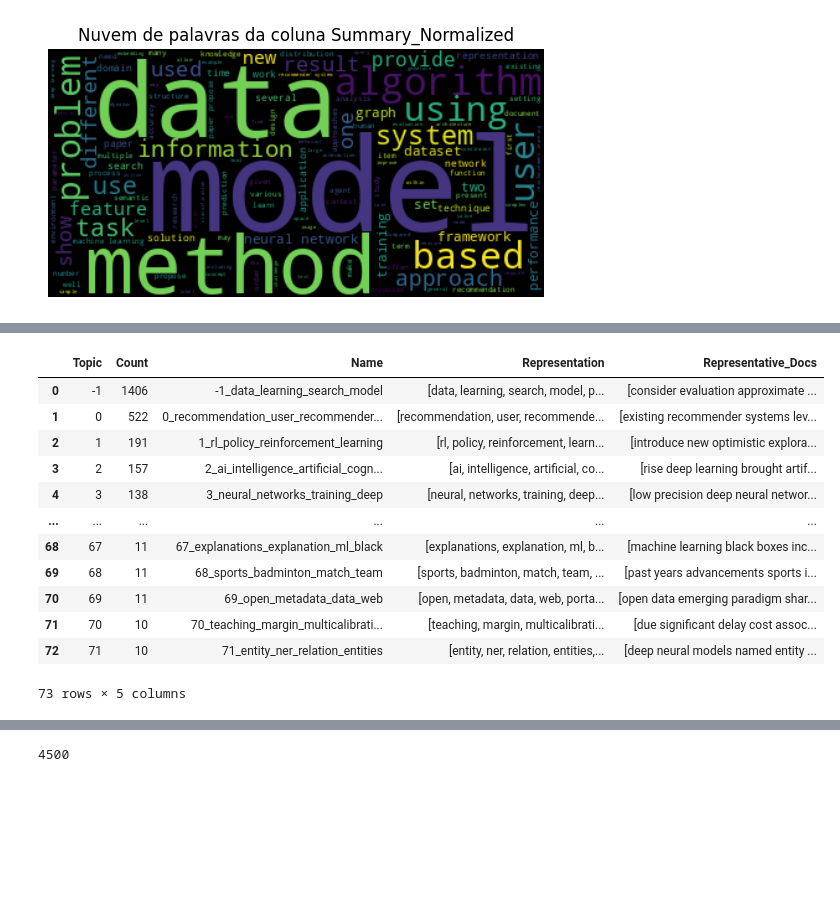
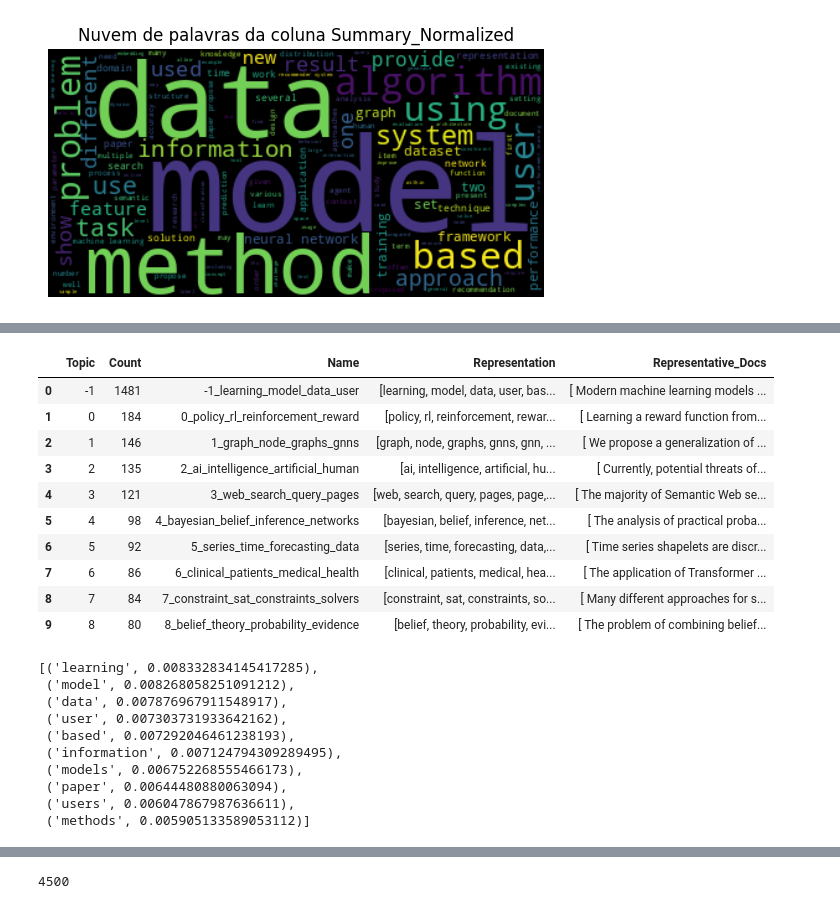
Before and after one commit to FelipeValencio/APS, a Jupyter notebook: APS.ipynb, the cells around one changed output, grey strips where cells are left out. Saved outputs shown, nothing was run; the diff lists cells and outputs as text; code cells hidden in the pictures; blank space fills up the shorter version.

Commit message:
BERTopic

```diff
--- a/APS.ipynb
+++ b/APS.ipynb
@@ -69,0 +43,24 @@ memory usage: 93.8+ KB
+# %%
+# Carrega os dataset que serão utilizados, e cria um com todas as categorias juntas
+df_AI = pd.read_csv('data/cs.AI.csv').sample(1500)
+df_ML = pd.read_csv('data/cs.LG.csv').sample(1500)
+df_IR = pd.read_csv('data/cs.IR.csv').sample(1500)
+
+df_todos = pd.concat([df_AI, df_ML, df_IR], axis=0)
+
+# Converte a coluna Published para datetime
+df_AI['Published'] = pd.to_datetime(df_AI['Published'])
+df_ML['Published'] = pd.to_datetime(df_ML['Published'])
+df_IR['Published'] = pd.to_datetime(df_IR['Published'])
+df_todos['Published'] = pd.to_datetime(df_todos['Published'])
+
+# Cria lista com os timestamps e abstracts de cada dataset
+ai_timestamps = df_AI.Published.to_list()
+ml_timestamps = df_ML.Published.to_list()
+ir_timestamps = df_IR.Published.to_list()
+todos_timestamps = df_todos.Published.to_list()
+
+ai_abstract = df_AI.Summary.to_list()
+ml_abstract = df_ML.Summary.to_list()
+ir_abstract = df_IR.Summary.to_list()
+todos_abstract = df_todos.Summary.to_list()
@@ -88,0 +93,3 @@ Sample:
+# %%
+df_todos['length'] = df_todos.Summary.apply(lambda row: len(row.split()))
+print('Mean length: ', df_todos['length'].mean())
@@ -130,3 +148,13 @@ plot_word_frequency_histogram_and_wordcloud(data=df_todos, column=normalized_sum
+# %%
+stopwords = stopwords.words('english')
+vec_model = CountVectorizer(stop_words= stopwords)
 # %%
-topic_model = BERTopic(embedding_model='all-MiniLM-L6-v2')
-topics, probs = topic_model.fit_transform(df_todos['Summary_Normalized'])
+topic_model = BERTopic(embedding_model='all-MiniLM-L6-v2',
+                       verbose=True,
+                       vectorizer_model = vec_model,
+                       low_memory=True,
+                       calculate_probabilities=True,
+                       n_gram_range=(1, 3))
+
+
+topics, probs = topic_model.fit_transform(df_todos['Summary'])
@@ -133,16 +170,27 @@ topics, probs = topic_model.fit_transform(df_todos['Summary_Normalized'])
 # %%
-topic_model.get_topic_info()
+topic_model.get_topic_info().head(10)
 # %% [output]
 |  | Topic | Count | Name | Representation | Representative_Docs |
-| 0 | -1 | 1406 | -1_data_learning_search_model | [data, learning, search, model, p... | [consider evaluation approximate ... |
-| 1 | 0 | 522 | 0_recommendation_user_recommender... | [recommendation, user, recommende... | [existing recommender systems lev... |
-| 2 | 1 | 191 | 1_rl_policy_reinforcement_learning | [rl, policy, reinforcement, learn... | [introduce new optimistic explora... |
-| 3 | 2 | 157 | 2_ai_intelligence_artificial_cogn... | [ai, intelligence, artificial, co... | [rise deep learning brought artif... |
-| 4 | 3 | 138 | 3_neural_networks_training_deep | [neural, networks, training, deep... | [low precision deep neural networ... |
-| ... | ... | ... | ... | ... | ... |
-| 68 | 67 | 11 | 67_explanations_explanation_ml_black | [explanations, explanation, ml, b... | [machine learning black boxes inc... |
-| 69 | 68 | 11 | 68_sports_badminton_match_team | [sports, badminton, match, team, ... | [past years advancements sports i... |
-| 70 | 69 | 11 | 69_open_metadata_data_web | [open, metadata, data, web, porta... | [open data emerging paradigm shar... |
-| 71 | 70 | 10 | 70_teaching_margin_multicalibrati... | [teaching, margin, multicalibrati... | [due significant delay cost assoc... |
-| 72 | 71 | 10 | 71_entity_ner_relation_entities | [entity, ner, relation, entities,... | [deep neural models named entity ... |
+| 0 | -1 | 1481 | -1_learning_model_data_user | [learning, model, data, user, bas... | [ Modern machine learning models ... |
+| 1 | 0 | 184 | 0_policy_rl_reinforcement_reward | [policy, rl, reinforcement, rewar... | [ Learning a reward function from... |
+| 2 | 1 | 146 | 1_graph_node_graphs_gnns | [graph, node, graphs, gnns, gnn, ... | [ We propose a generalization of ... |
+| 3 | 2 | 135 | 2_ai_intelligence_artificial_human | [ai, intelligence, artificial, hu... | [ Currently, potential threats of... |
+| 4 | 3 | 121 | 3_web_search_query_pages | [web, search, query, pages, page,... | [ The majority of Semantic Web se... |
+| 5 | 4 | 98 | 4_bayesian_belief_inference_networks | [bayesian, belief, inference, net... | [ The analysis of practical proba... |
+| 6 | 5 | 92 | 5_series_time_forecasting_data | [series, time, forecasting, data,... | [ Time series shapelets are discr... |
+| 7 | 6 | 86 | 6_clinical_patients_medical_health | [clinical, patients, medical, hea... | [ The application of Transformer ... |
+| 8 | 7 | 84 | 7_constraint_sat_constraints_solvers | [constraint, sat, constraints, so... | [ Many different approaches for s... |
+| 9 | 8 | 80 | 8_belief_theory_probability_evidence | [belief, theory, probability, evi... | [ The problem of combining belief... |
-73 rows × 5 columns
+# %%
+topic_model.get_topic(-1)
+# %% [output]
+[('learning', 0.008332834145417285),
+ ('model', 0.008268058251091212),
+ ('data', 0.007876967911548917),
+ ('user', 0.007303731933642162),
+ ('based', 0.007292046461238193),
+ ('information', 0.007124794309289495),
+ ('models', 0.006752268555466173),
+ ('paper', 0.00644480880063094),
+ ('users', 0.006047867987636611),
+ ('methods', 0.005905133589053112)]
```
Also changed, not shown: parts of 14 cells of this notebook.
